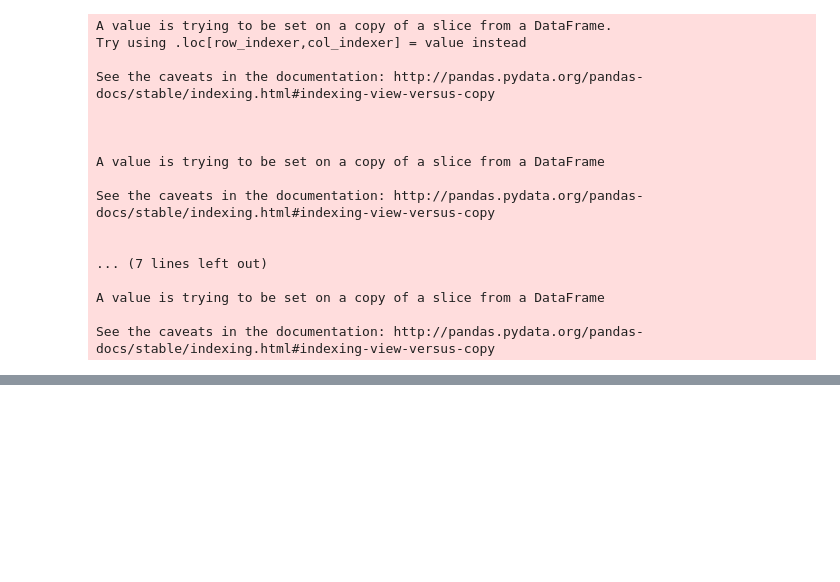
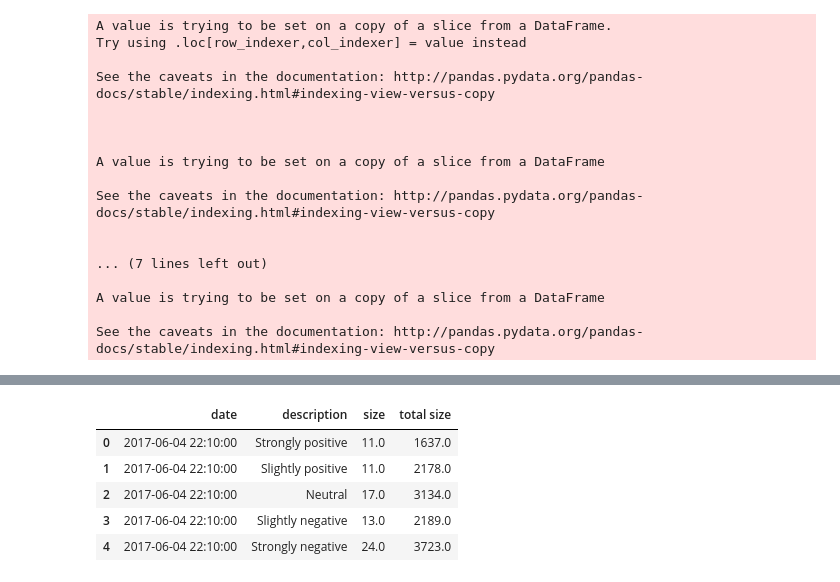
Before and after one commit to justinattw/2018-QM-Group2, a Jupyter notebook: 1. Sentiment analysis on tweets/1. Sentiment analysis of tweets.ipynb, the cells around one changed output, grey strips where cells are left out. Cells and saved outputs as stored; diff of their text form; code cells hidden in the pictures; blank space fills up the shorter version.

```diff
--- a/1. Sentiment analysis on tweets/1. Sentiment analysis of tweets.ipynb
+++ b/1. Sentiment analysis on tweets/1. Sentiment analysis of tweets.ipynb
@@ -1505,0 +1605,9 @@ See the caveats in the documentation: http://pandas.pydata.org/pandas-docs/stabl
+# %%
+df1_sent_sum_post
+# %% [output]
+|  | date | description | size | total size |
+| 0 | 2017-06-04 22:10:00 | Strongly positive | 11.0 | 1637.0 |
+| 1 | 2017-06-04 22:10:00 | Slightly positive | 11.0 | 2178.0 |
+| 2 | 2017-06-04 22:10:00 | Neutral | 17.0 | 3134.0 |
+| 3 | 2017-06-04 22:10:00 | Slightly negative | 13.0 | 2189.0 |
+| 4 | 2017-06-04 22:10:00 | Strongly negative | 24.0 | 3723.0 |
```
Also changed, not shown: parts of 19 cells of this notebook, 9 other files.
